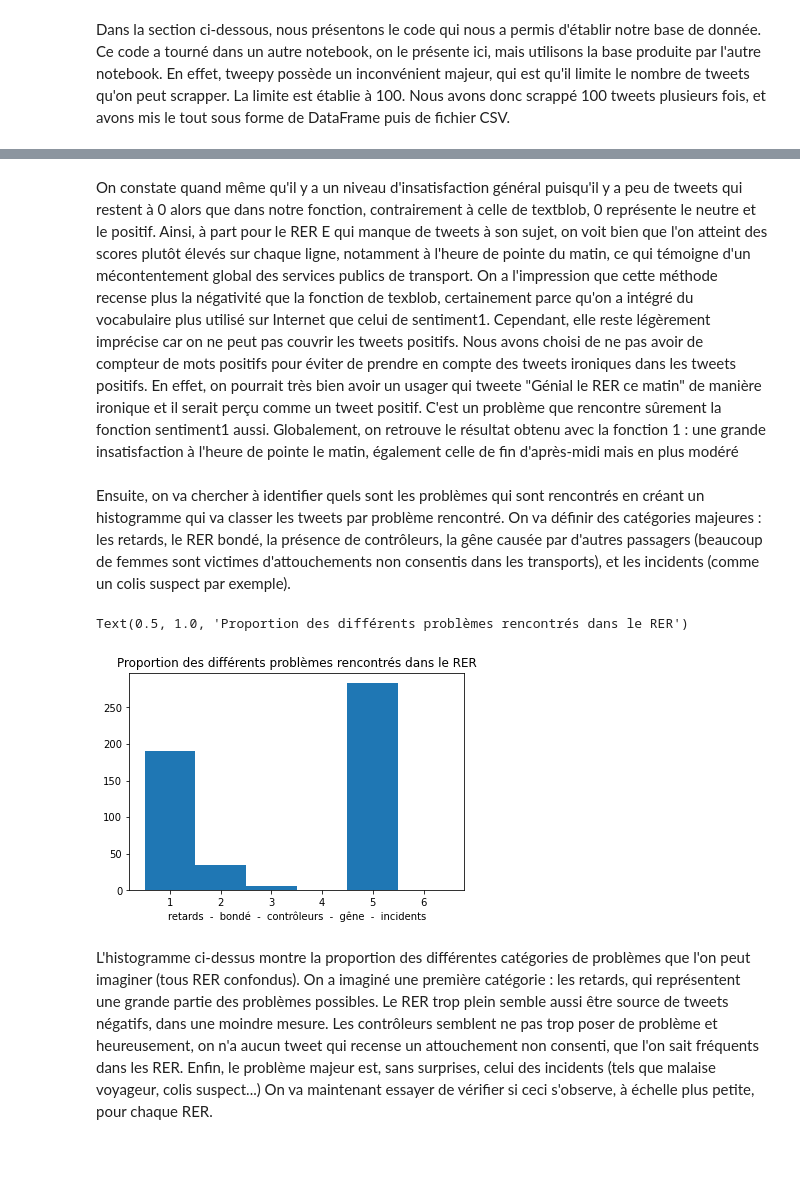
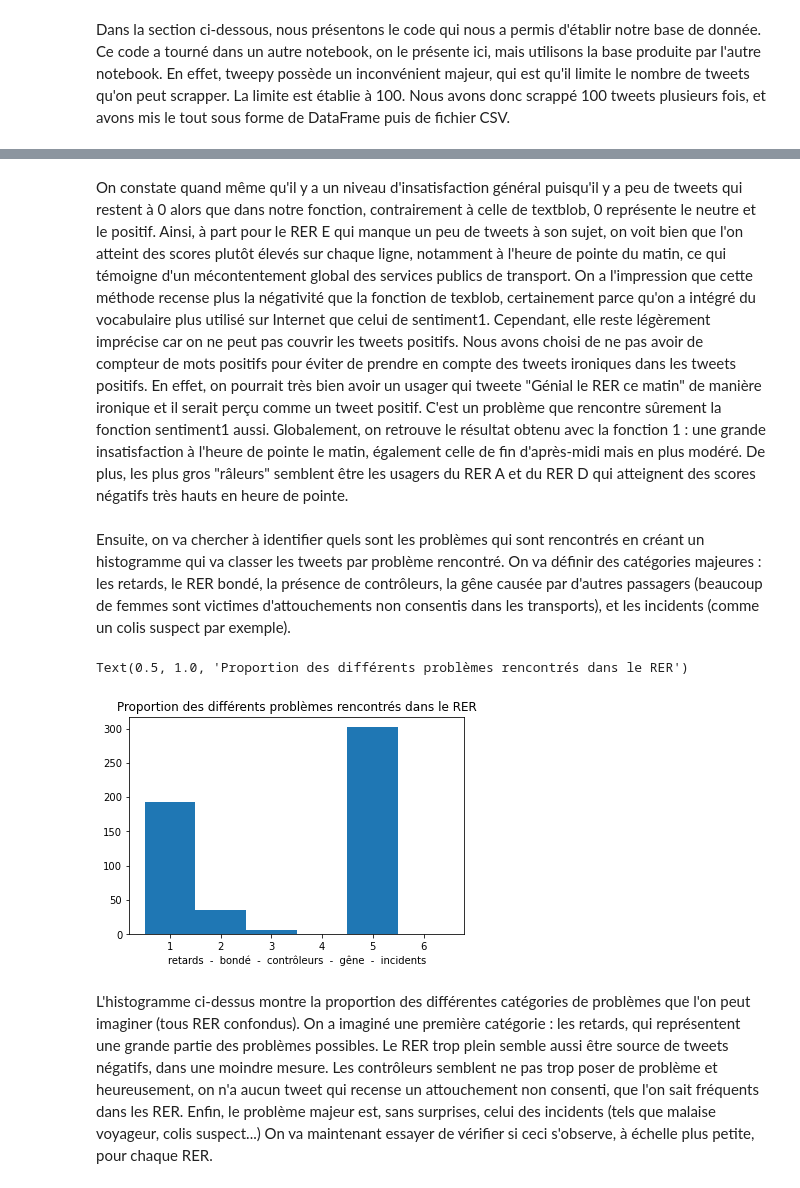
Before and after one commit to loreleida/RATP, a Jupyter notebook: RATP.ipynb, the cells around one changed output, grey strips where cells are left out. Saved outputs shown, nothing was run; the diff lists cells and outputs as text; code cells hidden in the pictures; blank space fills up the shorter version.

```diff
--- a/RATP.ipynb
+++ b/RATP.ipynb
@@ -361,38 +378,38 @@ plt.show()
 # %% [markdown]
-On constate quand même qu'il y a un niveau d'insatisfaction général puisqu'il y a peu de tweets qui restent à 0 alors que dans notre fonction, contrairement à celle de textblob, 0 représente le neutre et le positif. Ainsi, à part pour le RER E qui manque de tweets à son sujet, on voit bien que l'on atteint des scores plutôt élevés sur chaque ligne, notamment à l'heure de pointe du matin, ce qui témoigne d'un mécontentement global des services publics de transport. On a l'impression que cette méthode recense plus la négativité que la fonction de texblob, certainement parce qu'on a intégré du vocabulaire plus utilisé sur Internet que celui de sentiment1. Cependant, elle reste légèrement imprécise car on ne peut pas couvrir les tweets positifs. Nous avons choisi de ne pas avoir de compteur de mots positifs pour éviter de prendre en compte des tweets ironiques dans les tweets positifs. En effet, on pourrait très bien avoir un usager qui tweete "Génial le RER ce matin" de manière ironique et il serait perçu comme un tweet positif. C'est un problème que rencontre sûrement la fonction sentiment1 aussi. Globalement, on retrouve le résultat obtenu avec la fonction 1 : une grande insatisfaction à l'heure de pointe le matin, également celle de fin d'après-midi mais en plus modéré
+On constate quand même qu'il y a un niveau d'insatisfaction général puisqu'il y a peu de tweets qui restent à 0 alors que dans notre fonction, contrairement à celle de textblob, 0 représente le neutre et le positif. Ainsi, à part pour le RER E qui manque un peu de tweets à son sujet, on voit bien que l'on atteint des scores plutôt élevés sur chaque ligne, notamment à l'heure de pointe du matin, ce qui témoigne d'un mécontentement global des services publics de transport. On a l'impression que cette méthode recense plus la négativité que la fonction de texblob, certainement parce qu'on a intégré du vocabulaire plus utilisé sur Internet que celui de sentiment1. Cependant, elle reste légèrement imprécise car on ne peut pas couvrir les tweets positifs. Nous avons choisi de ne pas avoir de compteur de mots positifs pour éviter de prendre en compte des tweets ironiques dans les tweets positifs. En effet, on pourrait très bien avoir un usager qui tweete "Génial le RER ce matin" de manière ironique et il serait perçu comme un tweet positif. C'est un problème que rencontre sûrement la fonction sentiment1 aussi. Globalement, on retrouve le résultat obtenu avec la fonction 1 : une grande insatisfaction à l'heure de pointe le matin, également celle de fin d'après-midi mais en plus modéré. De plus, les plus gros "râleurs" semblent être les usagers du RER A et du RER D qui atteignent des scores négatifs très hauts en heure de pointe.
 # %% [markdown]
 Ensuite, on va chercher à identifier quels sont les problèmes qui sont rencontrés en créant un histogramme qui va classer les tweets par problème rencontré. On va définir des catégories majeures : les retards, le RER bondé, la présence de contrôleurs, la gêne causée par d'autres passagers (beaucoup de femmes sont victimes d'attouchements non consentis dans les transports), et les incidents (comme un colis suspect par exemple).
 # %%
 tweets=tweets_A+tweets_B+tweets_C+tweets_D+tweets_E
 
-problemes_retard=['retard', 'bourre', 'lent', 'ralenti', 'long', 'longue', 'retardé', 'retards', 'interrompu', 'attente', 'attendre', 'attendu', 'plombes', 'rater']
-problemes_RER_bondé=['monde', 'debout', 'chaud', 'surpeuplé', 'blindé', 'surpeuple', 'blinde']
-problemes_controleur=['contrôleur', 'controleur', "contrôler", "controler", "contrôleurs", "controleurs", 'amende', 'prune', 'payer']
+problemes_retard=['retard', 'bourre', 'lent', 'ralenti', 'long', 'longue', 'retardé', 'retards', 'interrompu', 'attente', 'attendre', 'attendu', 'plombes', 'rater', 'rate', 'longtemps']
+problemes_RER_bondé=['monde', 'debout', 'chaud', 'surpeuplé', 'blindé', 'surpeuple', 'blinde', 'masse', 'entassé']
+problemes_controleur=['contrôleur', 'controleur', "contrôler", "controler", "contrôleurs", "controleurs", 'police', 'amende', 'prune', 'payer' 'contrôle', 'controle']
 problemes_gene=['relou', 'frotteur', 'sexuel', 'sexuelle', 'agression', 'agresser', 'touché', 'toucher', 'penible', 'dangereux', 'touchée', 'inquiète', 'inquiétant']
-problemes_incidents=['malaise', 'colis', 'bagage', 'suspect', 'oublié', 'incident', 'incidents', 'danger', 'accident']
+problemes_incidents=['malaise', 'colis', 'bagage', 'suspect', 'oublié', 'incident', 'incidents', 'danger', 'accident', 'grève', 'grèves', 'greve', 'greves']
 
 histo=[]
 
 for tweet in tweets :
     phrase=tweet.split()
     for mot in phrase :
         if mot in problemes_retard :
             histo.append(1)
         if mot in problemes_RER_bondé :
             histo.append(2)
         if mot in problemes_controleur :
             histo.append(3)
         if mot in problemes_gene :
             histo.append(4)
         if mot in problemes_incidents :
             histo.append(5)
 
 plt.hist(histo,bins=[0.5,1.5,2.5,3.5,4.5,5.5,6.5])
 plt.xlabel('retards  -  bondé  -  contrôleurs  -  gêne  -  incidents')
 plt.title('Proportion des différents problèmes rencontrés dans le RER')
 # %% [output]
 Text(0.5, 1.0, 'Proportion des différents problèmes rencontrés dans le RER')
-[figure, old version]
+[figure, new version]
 # %% [markdown]
 L'histogramme ci-dessus montre la proportion des différentes catégories de problèmes que l'on peut imaginer (tous RER confondus). On a imaginé une première catégorie : les retards, qui représentent une grande partie des problèmes possibles. Le RER trop plein semble aussi être source de tweets négatifs, dans une moindre mesure. Les contrôleurs semblent ne pas trop poser de problème et heureusement, on n'a aucun tweet qui recense un attouchement non consenti, que l'on sait fréquents dans les RER. Enfin, le problème majeur est, sans surprises, celui des incidents (tels que malaise voyageur, colis suspect...) On va maintenant essayer de vérifier si ceci s'observe, à échelle plus petite, pour chaque RER.
 # %%
```
Also changed, not shown: parts of 30 cells of this notebook.
